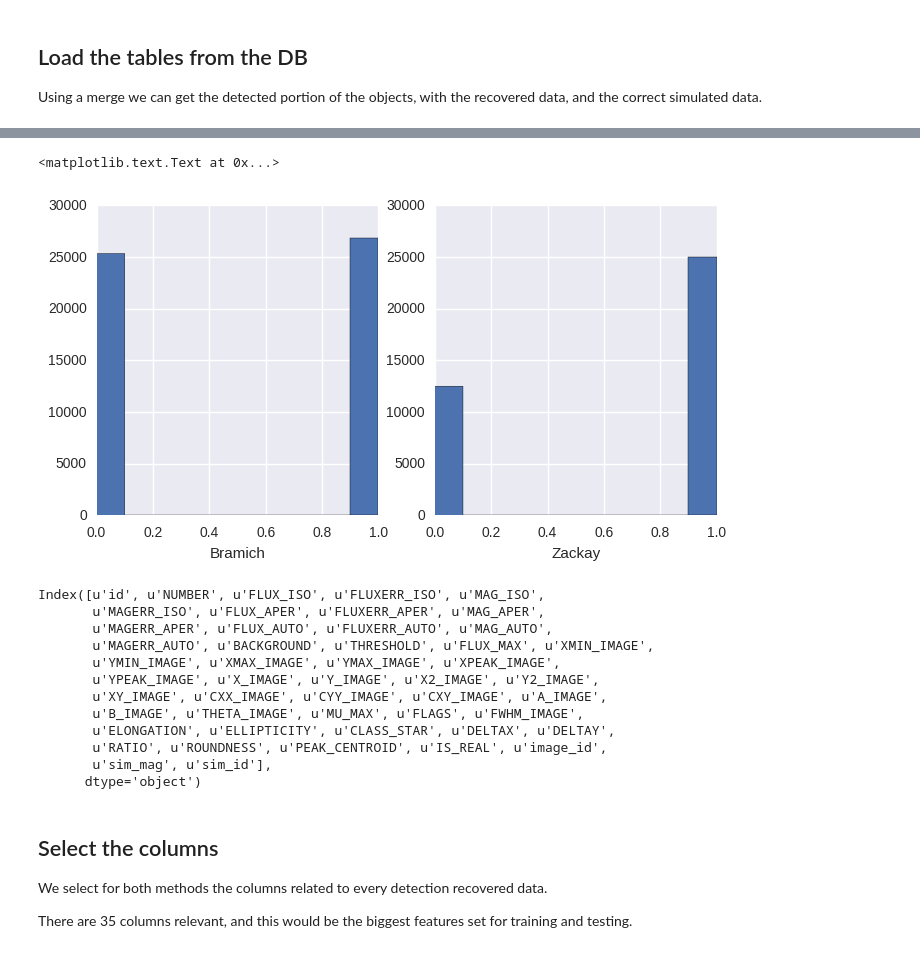
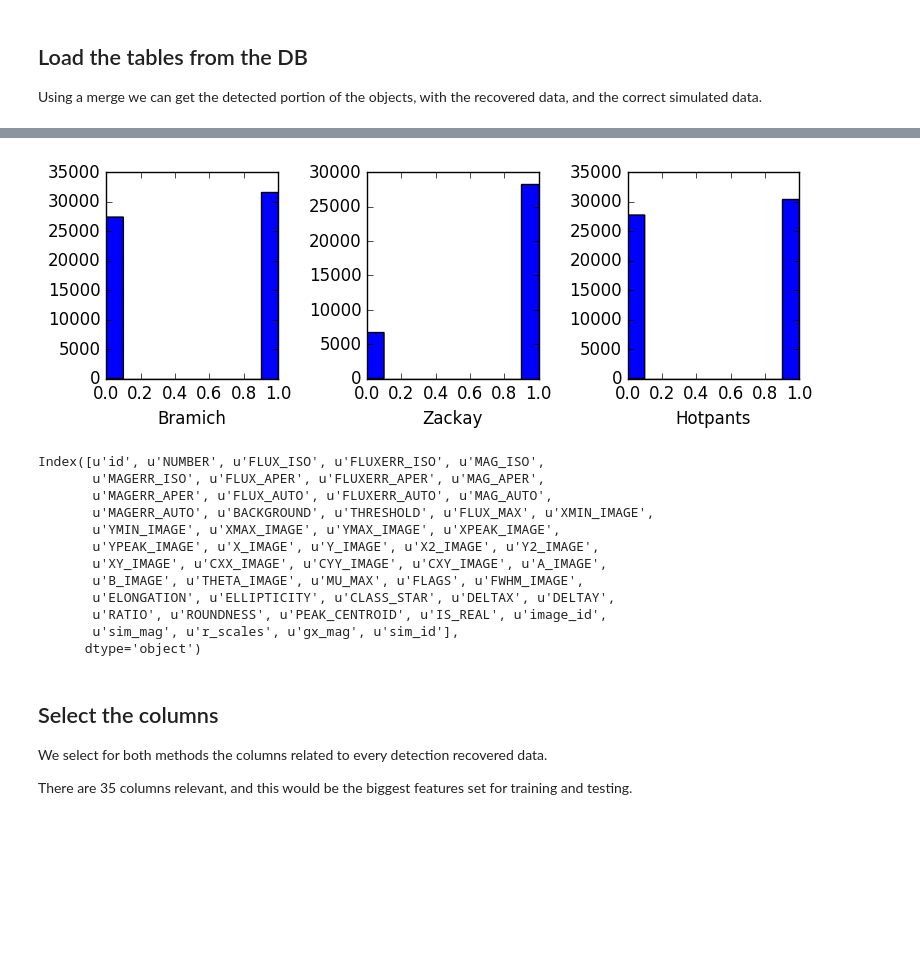
Before and after one commit to BrunoSanchez/RBMLearning, a Jupyter notebook: RealBogus_zackay.ipynb, the cells around one changed output, grey strips where cells are left out. Drawn from its saved outputs; the diff is of its cells as text; code cells hidden in the pictures; blank space fills up the shorter version.

```diff
--- a/RealBogus_zackay.ipynb
+++ b/RealBogus_zackay.ipynb
@@ -18,7 +18,17 @@ from sqlalchemy import create_engine
 import pandas as pd
 %matplotlib inline
 # %%
-sns.set_context(font_scale=1.2)
+#sns.set_context(font_scale=1.2)
+# %%
+font = {'family'        : 'sans-serif',
+        'sans-serif'    : ['Computer Modern Sans serif'],
+        'weight'        : 'regular',
+        'size'          : 12}
+
+text = {'usetex'        : False}
+
+plt.rc('font', **font)
+plt.rc('text', **text)
 # %%
 engine = create_engine('sqlite:///../RBpipeline/rbogus-dev.db')
 # %% [markdown]
@@ -34,6 +45,8 @@ dt_zps = pd.merge(pd.read_sql_table('Detected', engine),
                   pd.read_sql_query("""SELECT
                                         Detected.id,
                                         Simulated.app_mag as sim_mag,
+                                        Simulated.r_scales as r_scales,
+                                        Simulated.gx_mag as gx_mag,
                                         Simulated.id as sim_id
                                     FROM Detected
                                         LEFT JOIN Reals
@@ -46,6 +59,8 @@ dt_ois = pd.merge(pd.read_sql_table('DetectedOIS', engine),
                   pd.read_sql_query("""SELECT
                                         DetectedOIS.id,
                                         Simulated.app_mag as sim_mag,
+                                        Simulated.r_scales as r_scales,
+                                        Simulated.gx_mag as gx_mag,
                                         Simulated.id as sim_id
                                     FROM DetectedOIS
                                         LEFT JOIN RealsOIS
@@ -53,6 +68,20 @@ dt_ois = pd.merge(pd.read_sql_table('DetectedOIS', engine),
                                         LEFT JOIN Simulated
                                             ON Simulated.id==RealsOIS.simulated_id""", engine),
                                       on='id', suffixes=('',''))
+
+dt_hot = pd.merge(pd.read_sql_table('DetectedHOT', engine),
+                  pd.read_sql_query("""SELECT
+                                        DetectedHOT.id,
+                                        Simulated.app_mag as sim_mag,
+                                        Simulated.r_scales as r_scales,
+                                        Simulated.gx_mag as gx_mag,
+                                        Simulated.id as sim_id
+                                    FROM DetectedHOT
+                                        LEFT JOIN RealsHOT
+                                            ON DetectedHOT.id==RealsHOT.detected_id
+                                        LEFT JOIN Simulated
+                                            ON Simulated.id==RealsHOT.simulated_id""", engine),
+                                      on='id', suffixes=('',''))
 # %%
 dt_zps.describe()
 # %% [output]
@@ -82,17 +124,21 @@ dt_ois.describe()
 # %%
 dt_ois.IS_REAL = dt_ois.IS_REAL.astype(int)
 dt_zps.IS_REAL = dt_zps.IS_REAL.astype(int)
+dt_hot.IS_REAL = dt_hot.IS_REAL.astype(int)
 # %%
-plt.figure(figsize=(8,4))
-plt.subplot(121)
+plt.figure(figsize=(8,3))
+plt.subplot(131)
 plt.hist(dt_ois['IS_REAL'])
 plt.xlabel('Bramich')
-plt.subplot(122)
+plt.subplot(132)
 plt.hist(dt_zps['IS_REAL'])
 plt.xlabel('Zackay')
+plt.subplot(133)
+plt.hist(dt_hot['IS_REAL'])
+plt.xlabel('Hotpants')
+plt.tight_layout()
 # %% [output]
-<matplotlib.text.Text at 0x...>
-[figure, old version]
+[figure, new version]
 # %%
 dt_ois.columns
 # %% [output]
@@ -106,7 +152,7 @@ Index([u'id', u'NUMBER', u'FLUX_ISO', u'FLUXERR_ISO', u'MAG_ISO',
        u'B_IMAGE', u'THETA_IMAGE', u'MU_MAX', u'FLAGS', u'FWHM_IMAGE',
        u'ELONGATION', u'ELLIPTICITY', u'CLASS_STAR', u'DELTAX', u'DELTAY',
        u'RATIO', u'ROUNDNESS', u'PEAK_CENTROID', u'IS_REAL', u'image_id',
-       u'sim_mag', u'sim_id'],
+       u'sim_mag', u'r_scales', u'gx_mag', u'sim_id'],
       dtype='object')
 # %% [markdown]
 ## Select the columns
```
Also changed, not shown: parts of 66 cells of this notebook.
